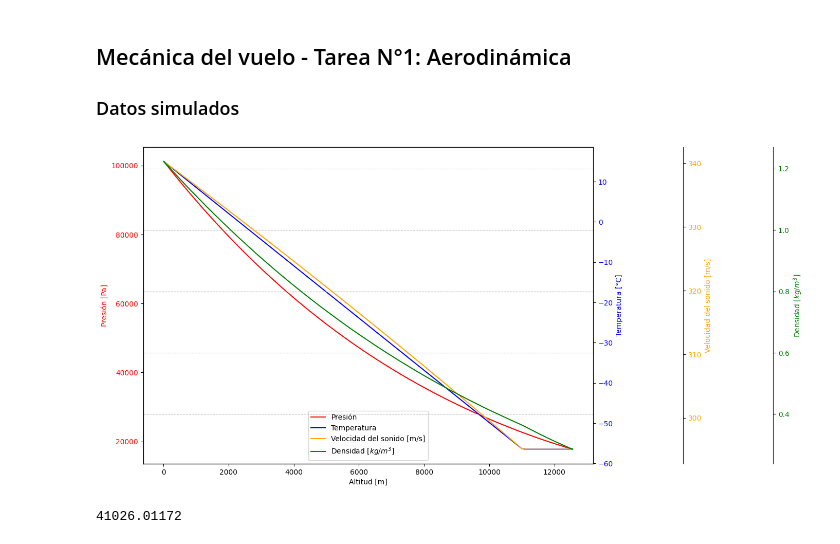
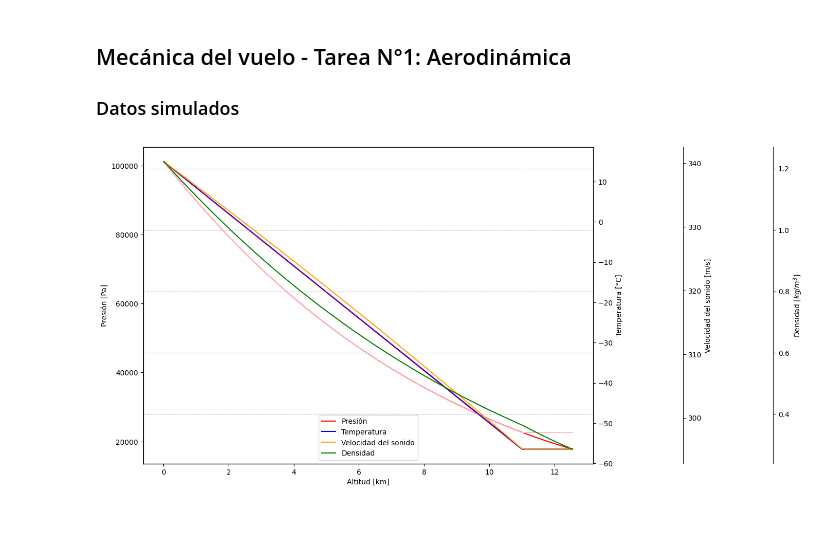
Before and after one commit to otarola-joaquin/Trabajos-varios-8vo-semestre, a Jupyter notebook: Mecánica del Vuelo/Tarea_1/lab1_gráfico.ipynb, the cells around one changed output. Saved outputs shown, nothing was run; the diff lists cells and outputs as text; code cells hidden in the pictures.

```diff
--- a/Mecánica del Vuelo/Tarea_1/lab1_gráfico.ipynb
+++ b/Mecánica del Vuelo/Tarea_1/lab1_gráfico.ipynb
@@ -21,50 +21,49 @@ for i in lineas[1:-1]:
     pressure.append(float(i.split(',')[14])* 0.491154 * 6894.76)
     temperature.append(float(i.split(',')[15]))
     rho.append(float(i.split(',')[17]) * 1.225)
-    altitude.append(float(i.split(',')[31]) * 0.3048)
+    altitude.append(float(i.split(',')[31]) * 0.3048 / 1000)
     lightspeed.append((1.4 * 287.0528 * (float(i.split(',')[15]) + 273.15))**.5)
 # %%
 import matplotlib.pyplot as plt
 import numpy as np
 
 fig, ax1 = plt.subplots()
 fig.subplots_adjust(right=0.75)
 plt.rcParams['figure.figsize'] = (14,8)
 
 ax2 = ax1.twinx()
 
 ax3 = ax1.twinx()
 ax3.spines.right.set_position(("axes", 1.20))
 
 ax4 = ax1.twinx()
 ax4.spines.right.set_position(("axes", 1.40))
 
 p1, = ax1.plot(altitude, pressure, color='red', label="Presión")
 p2, = ax2.plot(altitude, temperature, color='blue', label="Temperatura")
-p3, = ax3.plot(altitude, lightspeed, color='orange', label="Velocidad del sonido [m/s]")
-p4, = ax4.plot(altitude, rho, color='green', label = 'Densidad $[kg/m^3]$')
+p3, = ax3.plot(altitude, lightspeed, color='orange', label="Velocidad del sonido")
+p4, = ax4.plot(altitude, rho, color='green', label = 'Densidad')
 
-ax1.set_xlabel("Altitud [m]")
-ax1.set_ylabel("Presión [Pa]", color='red')
-ax1.tick_params(axis='y', labelcolor='red')
+ax1.plot(altitude, [P(i) for i in altitude], color='pink')
+ax2.plot(altitude, [T(i) for i in altitude], color='purple')
 
-ax2.set_ylabel("Temperatura [°C]", color='blue')
-ax2.tick_params(axis='y', labelcolor='blue')
+ax1.set_xlabel("Altitud [km]")
+ax1.set_ylabel("Presión [Pa]")
+ax1.tick_params(axis='y')
 
-ax3.set_ylabel("Velocidad del sonido [m/s]", color='orange')
-ax3.tick_params(axis='y', labelcolor='orange')
+ax2.set_ylabel("Temperatura [°C]")
+ax2.tick_params(axis='y')
 
-ax4.set_ylabel("Densidad $[kg/m^3]$", color='green')
-ax4.tick_params(axis='y', labelcolor='green')
+ax3.set_ylabel("Velocidad del sonido [m/s]")
+ax3.tick_params(axis='y')
+
+ax4.set_ylabel("Densidad $[kg/m^3]$")
+ax4.tick_params(axis='y')
 
 lines = [p1, p2, p3, p4]
 ax1.legend(lines, [l.get_label() for l in lines], loc="lower center")
 
 plt.grid(linestyle='--')
 plt.show()
 # %% [output]
-[figure, old version]
+[figure, new version]
-# %%
-print(altitude[-1] / 0.3048)
-# %% [output]
-41026.01172
```
Also changed, not shown: parts of 1 cell of this notebook.
